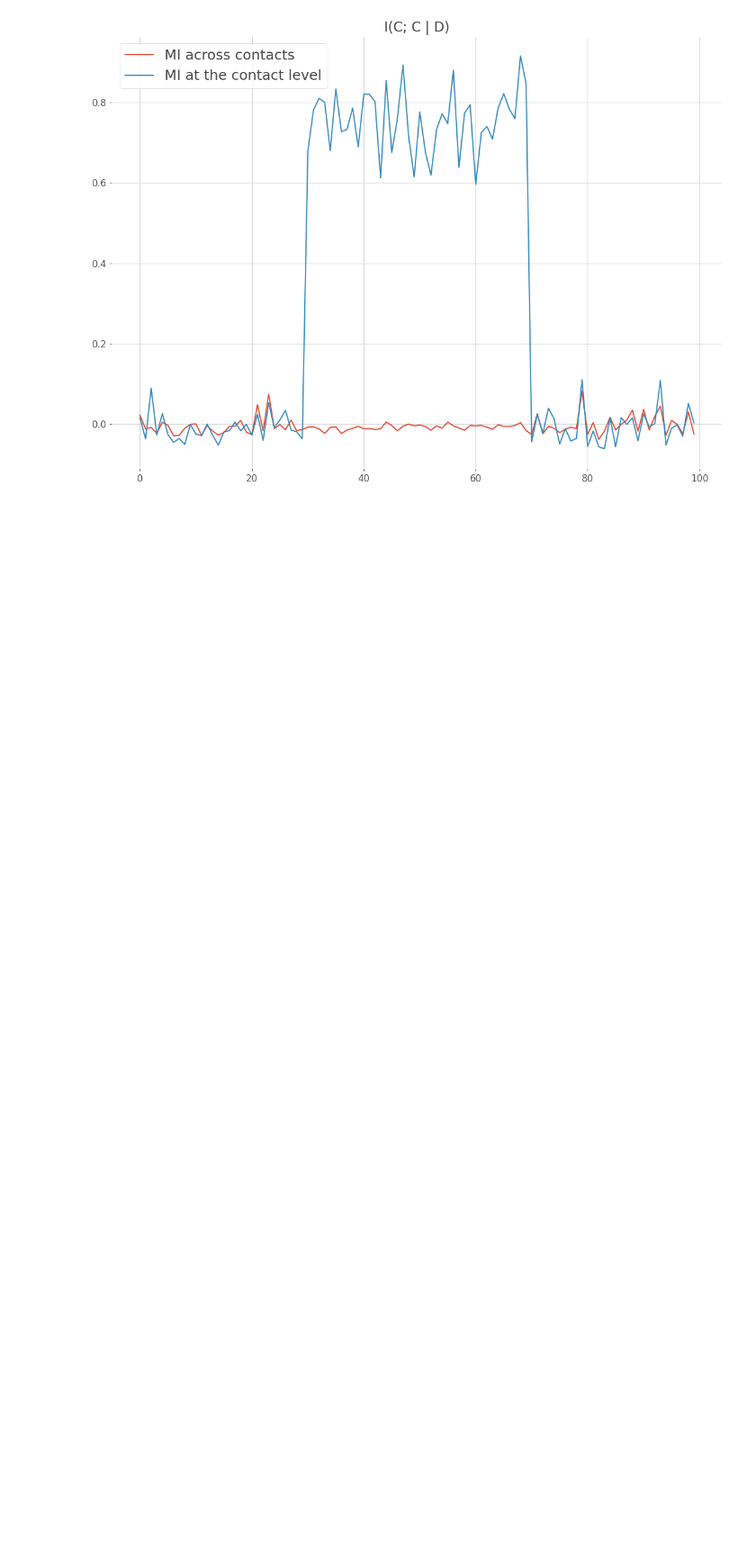
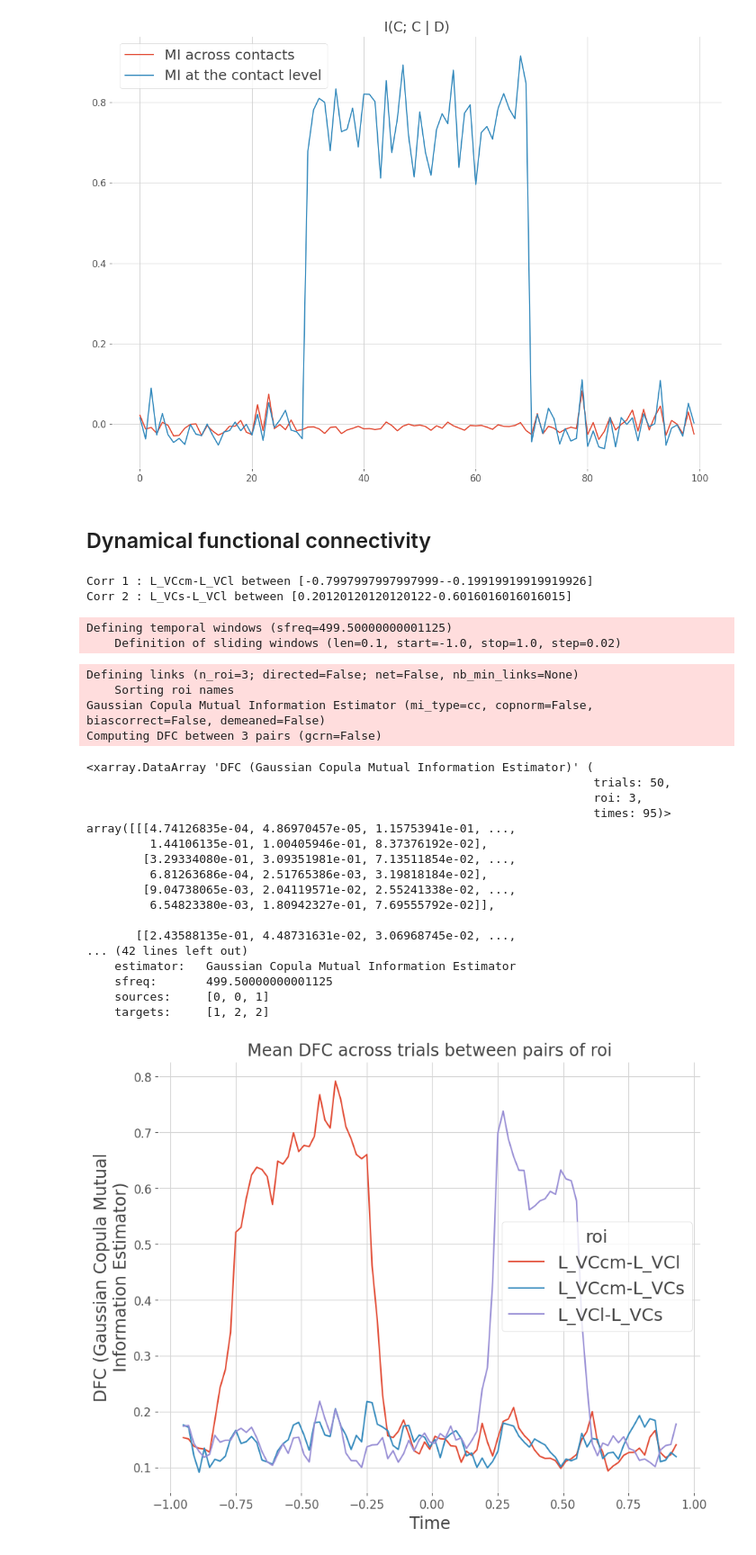
Before and after one commit to chrisferreyra13/itpg, a Jupyter notebook: notebooks/mi_exploration.ipynb, the cells around one changed output. Shown: that part at 90% size. Saved outputs shown, nothing was run; the diff lists cells and outputs as text; code cells hidden in the pictures; blank space fills up the shorter version.

Commit message:
added dynamical functional connectivity example in mi exploration

```diff
--- a/notebooks/mi_exploration.ipynb
+++ b/notebooks/mi_exploration.ipynb
@@ -446,3 +464,64 @@ Workflow for computing mutual information (inference=rfx, mi_type=ccd, copnorm=T
     Evaluate true and permuted mi (n_perm=0, n_jobs=-1)
     Mean mi across subjects
 [figure]
+# %% [markdown]
+## Dynamical functional connectivity
+# %%
+modality = "meeg"
+n_roi = 3
+n_epochs = 50
+n_times = 1000
+x, roi, _ = sim_single_suj_ephy(
+    n_epochs=n_epochs, n_times=n_times, modality=modality, n_roi=n_roi, random_state=0
+)
+
+times = np.linspace(-1, 1, n_times)
+# %%
+x[:, [1], slice(100, 400)] += x[:, [0], slice(100, 400)]
+x[:, [2], slice(600, 800)] += x[:, [1], slice(600, 800)]
+print(f"Corr 1 : {roi[0]}-{roi[1]} between [{times[100]}-{times[400]}]")
+print(f"Corr 2 : {roi[2]}-{roi[1]} between [{times[600]}-{times[800]}]")
+# %% [output]
+Corr 1 : L_VCcm-L_VCl between [-0.7997997997997999--0.19919919919919926]
+Corr 2 : L_VCs-L_VCl between [0.20120120120120122-0.6016016016016015]
+# %%
+slwin_len = 0.1
+slwin_step = 0.02
+win_sample = define_windows(times, slwin_len=slwin_len, slwin_step=slwin_step)[0]
+times_p = times[win_sample].mean(1)
+# %% [output]
+Defining temporal windows (sfreq=499.50000000001125)
+    Definition of sliding windows (len=0.1, start=-1.0, stop=1.0, step=0.02)
+# %%
+dfc = conn_dfc(x, win_sample, times=times, roi=roi, n_jobs=1)
+print(dfc)
+
+plt.figure(figsize=(10, 8))
+# plt.plot(times_p, dfc.mean('trials').T)
+dfc.mean("trials").plot.line(x="times", hue="roi")
+plt.xlabel("Time")
+plt.title("Mean DFC across trials between pairs of roi")
+plt.show()
+# %% [output]
+Defining links (n_roi=3; directed=False; net=False, nb_min_links=None)
+    Sorting roi names
+Gaussian Copula Mutual Information Estimator (mi_type=cc, copnorm=False, biascorrect=False, demeaned=False)
+Computing DFC between 3 pairs (gcrn=False)
+<xarray.DataArray 'DFC (Gaussian Copula Mutual Information Estimator)' (
+                                                                        trials: 50,
+                                                                        roi: 3,
+                                                                        times: 95)>
+array([[[4.74126835e-04, 4.86970457e-05, 1.15753941e-01, ...,
+         1.44106135e-01, 1.00405946e-01, 8.37376192e-02],
+        [3.29334080e-01, 3.09351981e-01, 7.13511854e-02, ...,
+         6.81263686e-04, 2.51765386e-03, 3.19818184e-02],
+        [9.04738065e-03, 2.04119571e-02, 2.55241338e-02, ...,
+         6.54823380e-03, 1.80942327e-01, 7.69555792e-02]],
+
+       [[2.43588135e-01, 4.48731631e-02, 3.06968745e-02, ...,
+... (42 lines left out)
+    estimator:   Gaussian Copula Mutual Information Estimator
+    sfreq:       499.50000000001125
+    sources:     [0, 0, 1]
+    targets:     [1, 2, 2]
+[figure, added]
```
Also changed, not shown: parts of 14 cells of this notebook, 1 other file.
